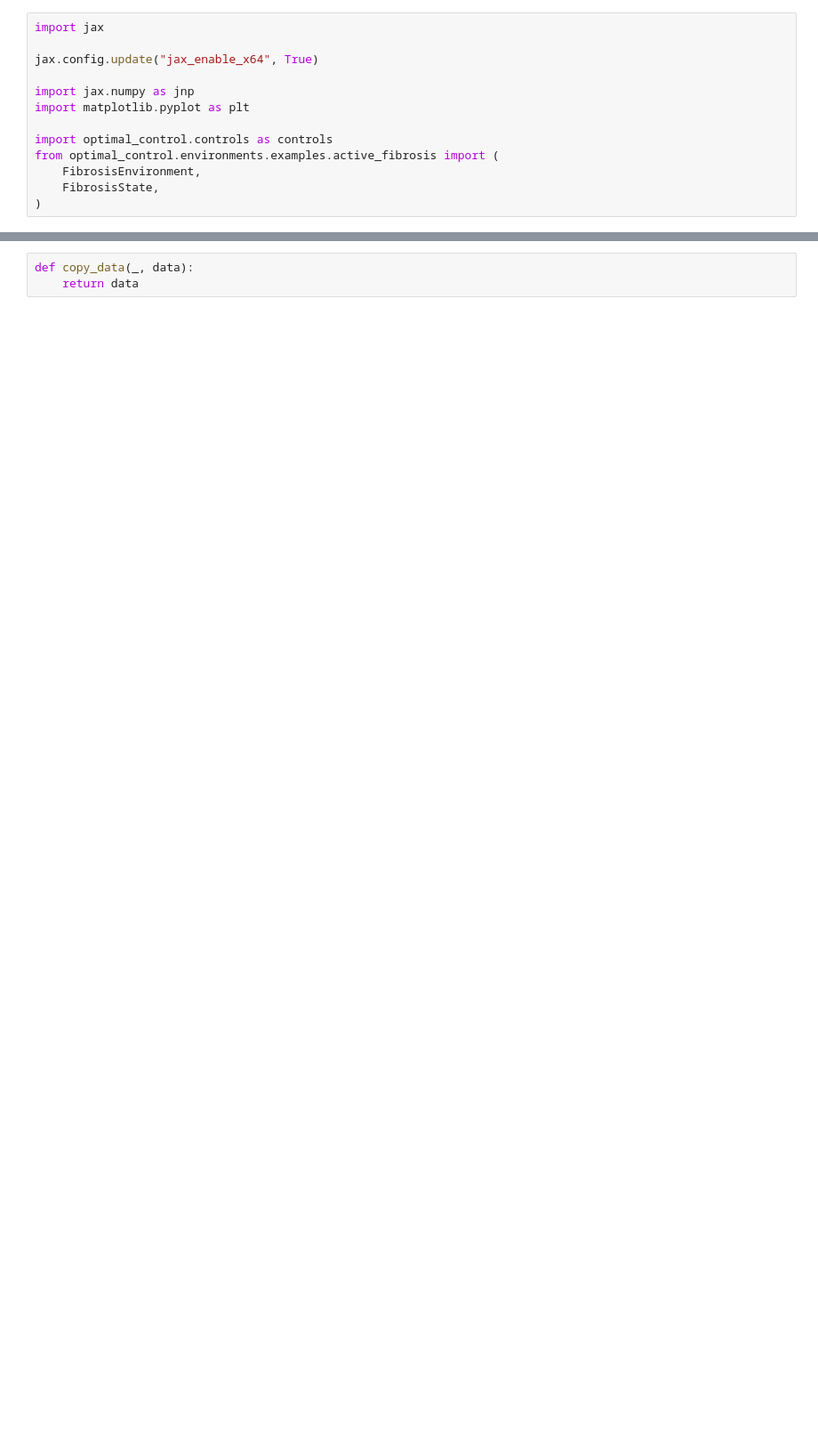
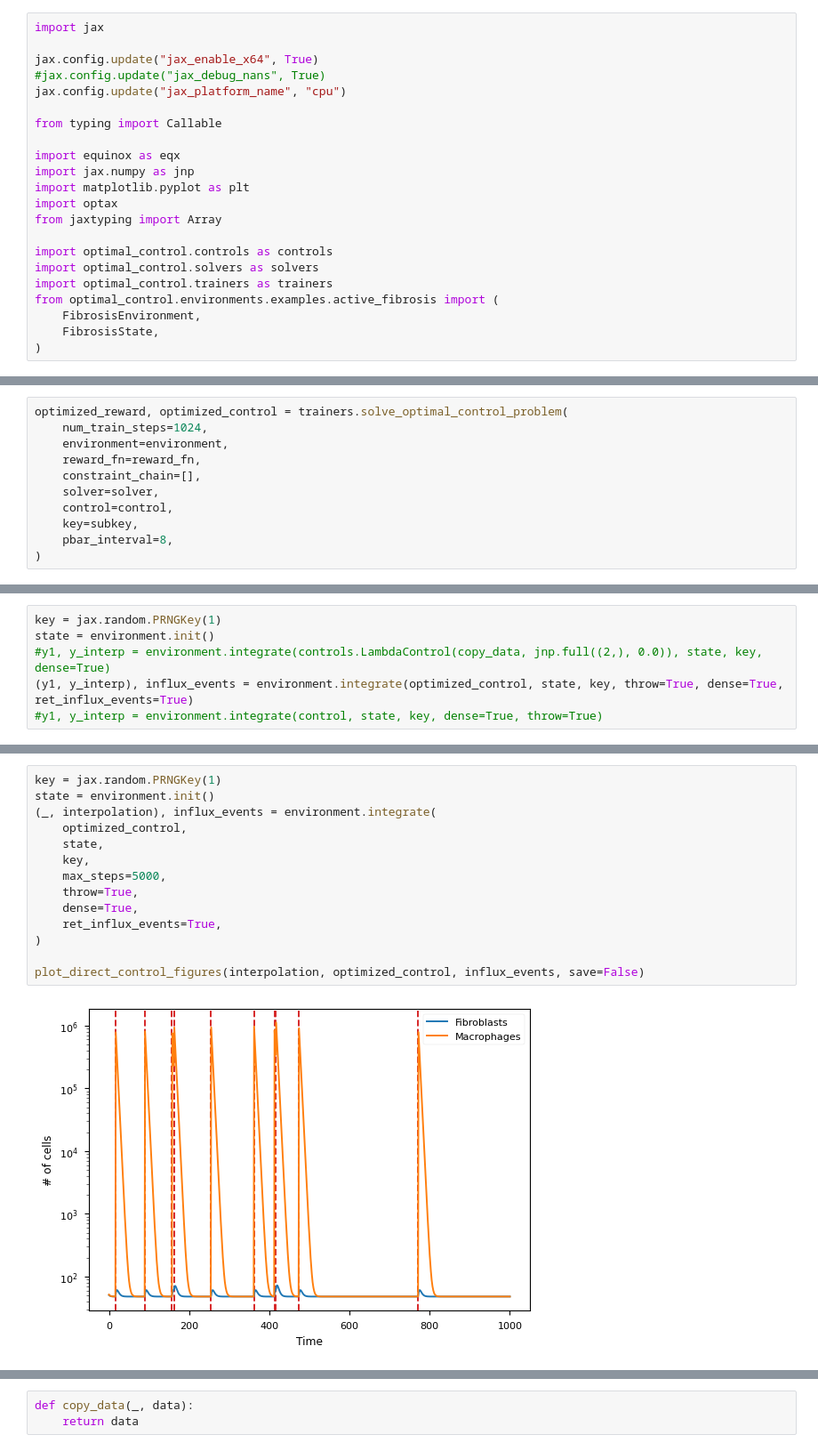
Before and after one commit to lena-lenkeit/neural-optimal-control, a Jupyter notebook: notebooks/active_fibrosis_example.ipynb, the cells around one changed output, grey strips where cells are left out. Shown: that part at 89% size. Drawn from its saved outputs; the diff is of its cells as text; blank space fills up the shorter version.

```diff
--- a/notebooks/active_fibrosis_example.ipynb
+++ b/notebooks/active_fibrosis_example.ipynb
@@ -2,11 +2,20 @@
 import jax
 
 jax.config.update("jax_enable_x64", True)
+#jax.config.update("jax_debug_nans", True)
+jax.config.update("jax_platform_name", "cpu")
 
+from typing import Callable
+
+import equinox as eqx
 import jax.numpy as jnp
 import matplotlib.pyplot as plt
+import optax
+from jaxtyping import Array
 
 import optimal_control.controls as controls
+import optimal_control.solvers as solvers
+import optimal_control.trainers as trainers
 from optimal_control.environments.examples.active_fibrosis import (
     FibrosisEnvironment,
     FibrosisState,
@@ -13,0 +91,11 @@ from optimal_control.environments.examples.active_fibrosis import (
+# %%
+optimized_reward, optimized_control = trainers.solve_optimal_control_problem(
+    num_train_steps=1024,
+    environment=environment,
+    reward_fn=reward_fn,
+    constraint_chain=[],
+    solver=solver,
+    control=control,
+    key=subkey,
+    pbar_interval=8,
+)
@@ -13,0 +104,6 @@ from optimal_control.environments.examples.active_fibrosis import (
+# %%
+key = jax.random.PRNGKey(1)
+state = environment.init()
+#y1, y_interp = environment.integrate(controls.LambdaControl(copy_data, jnp.full((2,), 0.0)), state, key, dense=True)
+(y1, y_interp), influx_events = environment.integrate(optimized_control, state, key, throw=True, dense=True, ret_influx_events=True)
+#y1, y_interp = environment.integrate(control, state, key, dense=True, throw=True)
@@ -13,0 +180,16 @@ from optimal_control.environments.examples.active_fibrosis import (
+# %%
+key = jax.random.PRNGKey(1)
+state = environment.init()
+(_, interpolation), influx_events = environment.integrate(
+    optimized_control,
+    state,
+    key,
+    max_steps=5000,
+    throw=True,
+    dense=True,
+    ret_influx_events=True,
+)
+
+plot_direct_control_figures(interpolation, optimized_control, influx_events, save=False)
+# %% [output]
+[figure, added]
```
Also changed, not shown: parts of 21 cells of this notebook.
